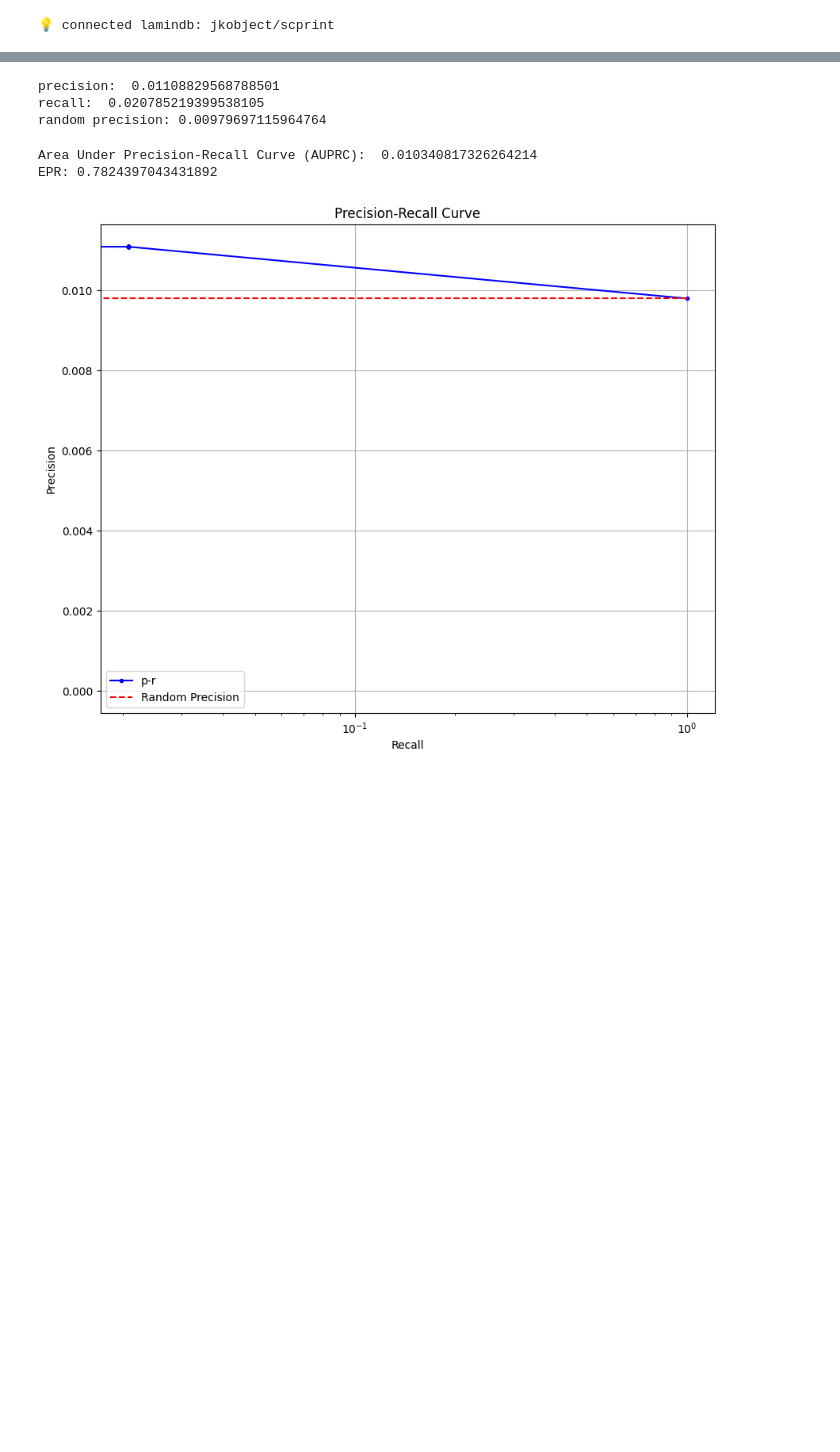
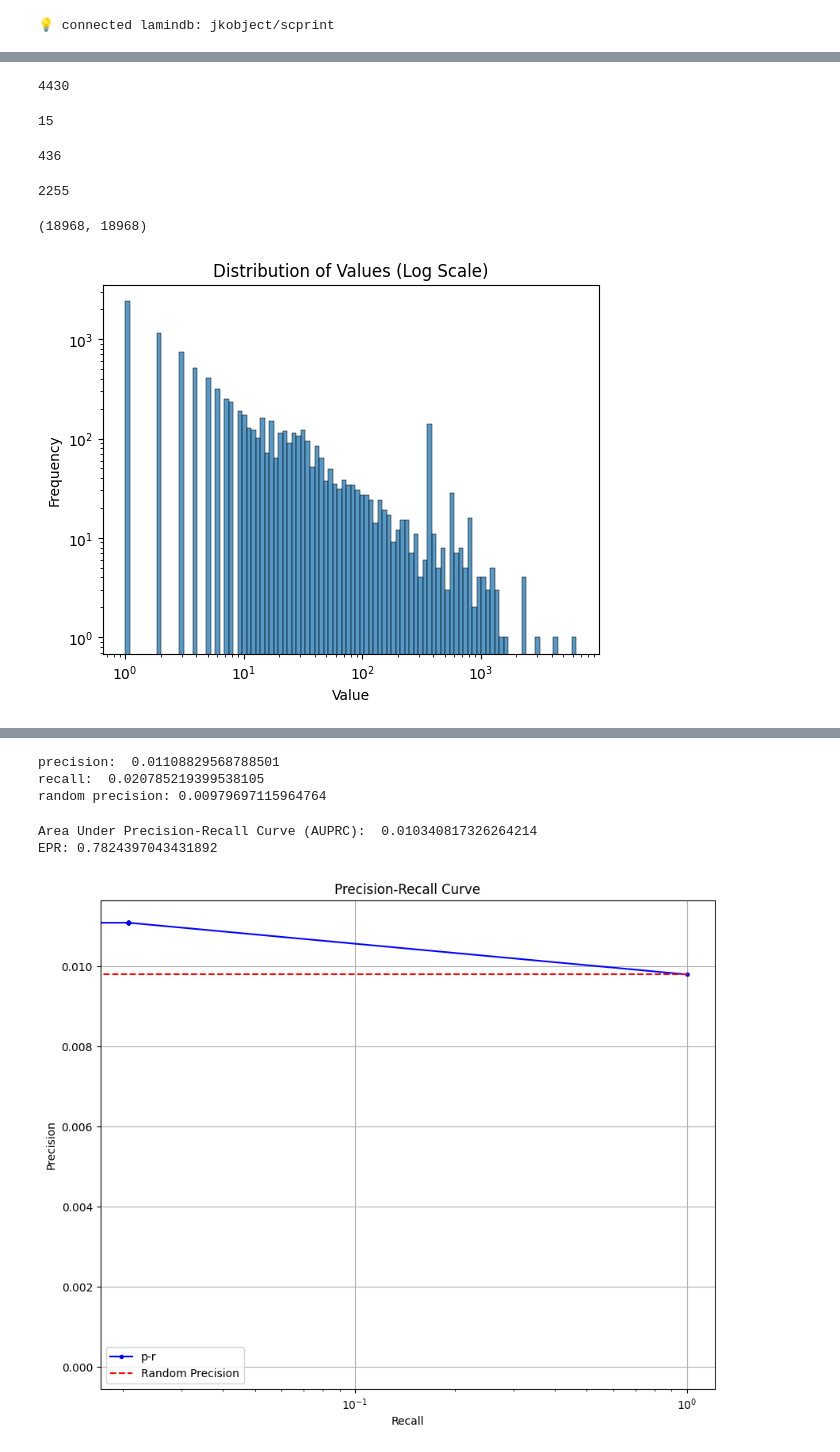
Before and after one commit to jkobject/scPRINT, a Jupyter notebook: notebooks/compare_groundtruths.ipynb, the cells around one changed output, grey strips where cells are left out. Saved outputs shown, nothing was run; the diff lists cells and outputs as text; code cells hidden in the pictures; blank space fills up the shorter version.

```diff
--- a/notebooks/compare_groundtruths.ipynb
+++ b/notebooks/compare_groundtruths.ipynb
@@ -7,3 +10,13 @@ from bengrn import get_GT_db, get_perturb_gt, get_sroy_gt, BenGRN
 %autoreload 2
 # %% [output]
 💡 connected lamindb: jkobject/scprint
+# %%
+omni = get_GT_db('omnipath')
+# %%
+varnames = set(omni.iloc[:, :2].values.flatten())
+varnames = list(varnames)
+# %%
+da = np.zeros((len(varnames), len(varnames)), dtype=float)
+for i, j in tqdm.tqdm(omni.iloc[:, :2].values):
+    if i in varnames and j in varnames:
+        da[varnames.index(i), varnames.index(j)] = 1
@@ -9,0 +39,33 @@ from bengrn import get_GT_db, get_perturb_gt, get_sroy_gt, BenGRN
+# %%
+(da.sum(0)> 10).sum()
+# %% [output]
+4430
+# %%
+(da.sum(1)> 1000).sum()
+# %% [output]
+15
+# %%
+(da.sum(1)> 100).sum()
+# %% [output]
+436
+# %%
+(da.sum(1)> 10).sum()
+# %% [output]
+2255
+# %%
+da.sum(0)>0
+# %% [output]
+(18968, 18968)
+# %%
+import seaborn as sns
+import matplotlib.pyplot as plt
+
+values = da.sum(1)
+sns.histplot(values, bins=100, log_scale=(True, False), fill=True)
+plt.title('Distribution of Values (Log Scale)')
+plt.xlabel('Value')
+plt.ylabel('Frequency')
+plt.yscale('log')
+plt.show()
+# %% [output]
+[figure, added]
```
Also changed, not shown: parts of 33 cells of this notebook, 4 other files.
